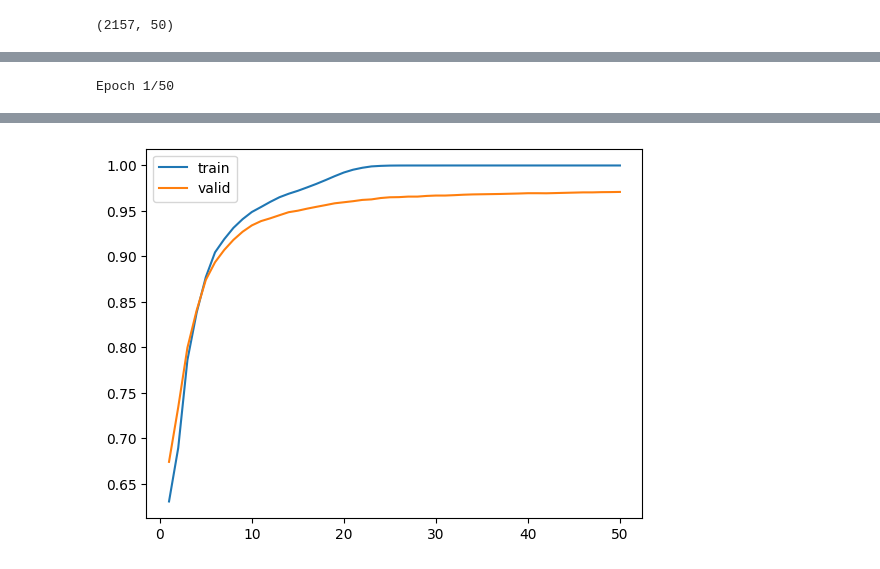
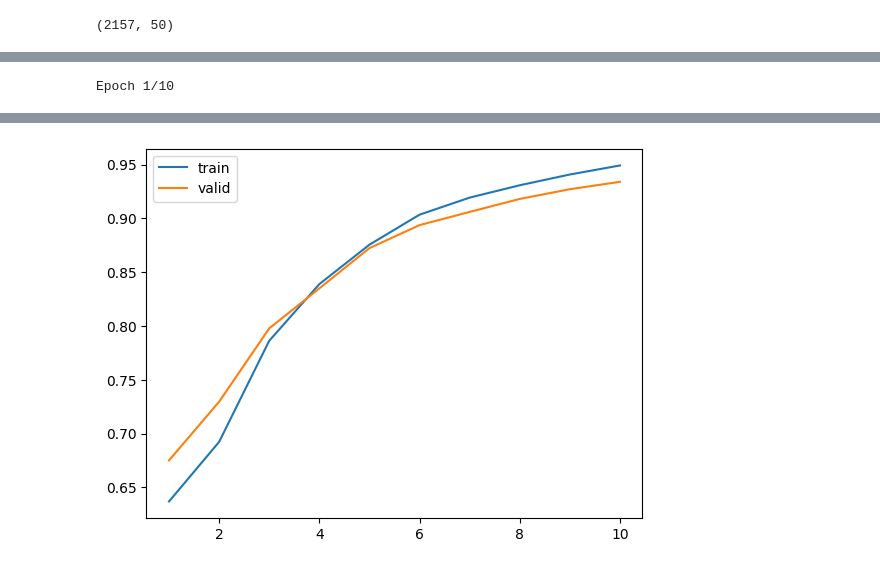
Before and after one commit to ezequielfernandez/pln-practicas, a Jupyter notebook: conversational_bot/bot_with_encoder_decoder.ipynb, the cells around one changed output, grey strips where cells are left out. Cells and saved outputs as stored; diff of their text form; code cells hidden in the pictures.

Commit message:
Train with 10 epochs seems better

```diff
--- a/conversational_bot/bot_with_encoder_decoder.ipynb
+++ b/conversational_bot/bot_with_encoder_decoder.ipynb
@@ -412,7 +412,7 @@ import seaborn as sns
 hist = model.fit(
     [encoder_input_sequences, decoder_input_sequences],
     decoder_targets,
-    epochs=50,
+    epochs=10,
     validation_split=0.2)
 
 # Entrenamiento
@@ -421,4 +421,4 @@ sns.lineplot(x=epoch_count,  y=hist.history['accuracy'], label='train')
 sns.lineplot(x=epoch_count,  y=hist.history['val_accuracy'], label='valid')
 plt.show()
 # %% [output]
-Epoch 1/50
+Epoch 1/10
@@ -471,4 +473,4 @@ Epoch 50/50
-[figure, old version]
+[figure, new version]
 # %%
 # Armar los conversores de índice a palabra:
 idx2word_input = {v:k for k, v in word2idx_inputs.items()}
```
Also changed, not shown: parts of 12 cells of this notebook, 3 other files.
